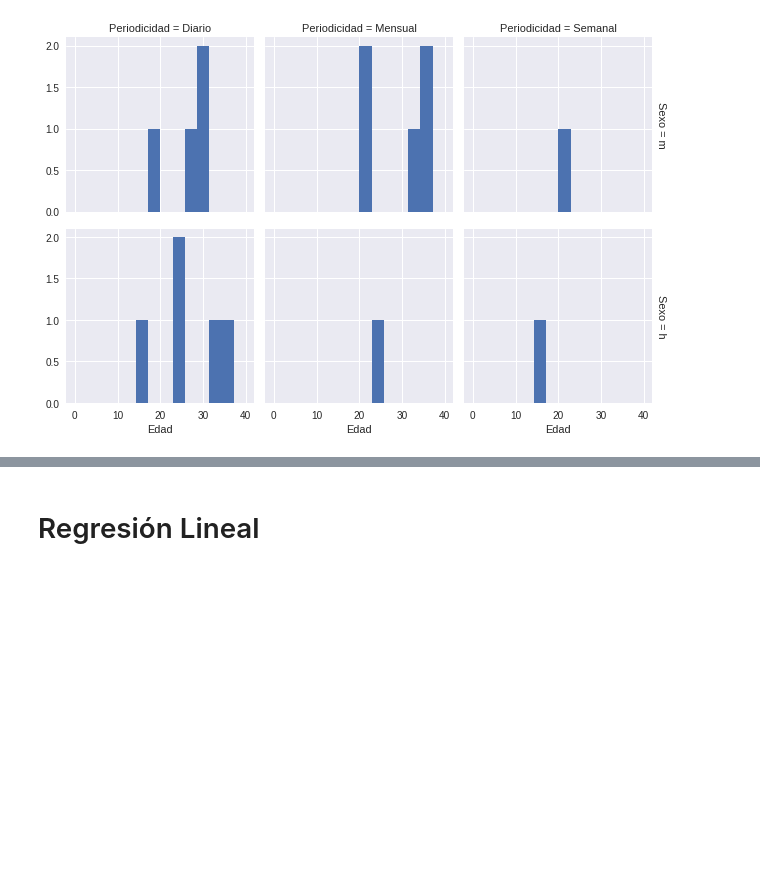
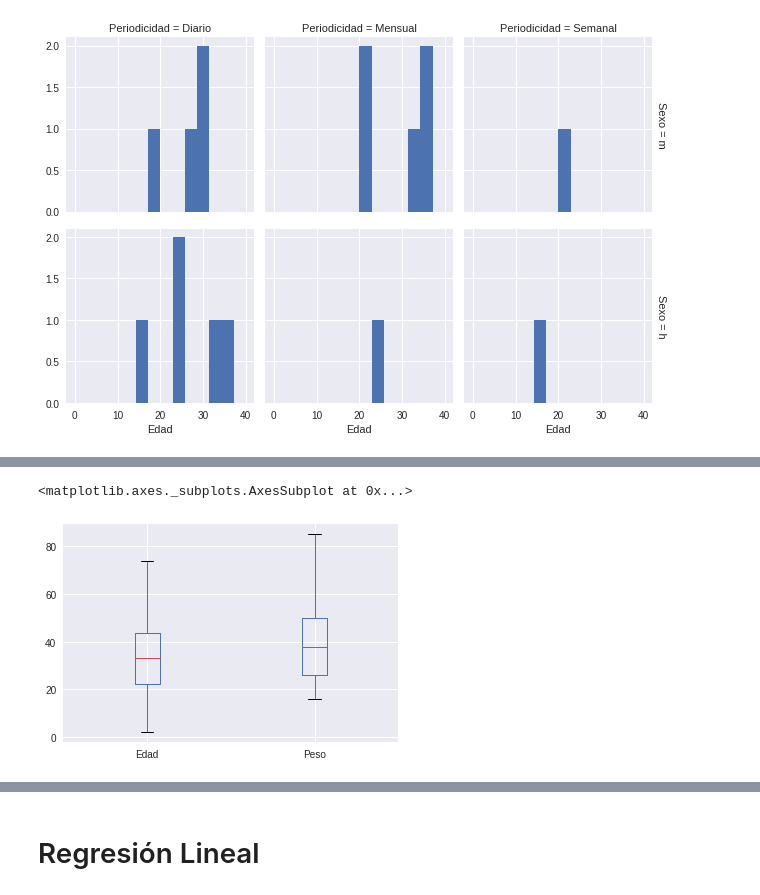
Before and after one commit to ayrtonddr/DS_taller, a Jupyter notebook: Linear_Regression.ipynb, the cells around one changed output, grey strips where cells are left out. Drawn from its saved outputs; the diff is of its cells as text; code cells hidden in the pictures; blank space fills up the shorter version.

```diff
--- a/Linear_Regression.ipynb
+++ b/Linear_Regression.ipynb
@@ -74,0 +138,16 @@ grid.map(plt.hist,'Edad',bins=np.linspace(0,40,15));
+# %%
+data_clean = data.copy()
+# %%
+sd = data_clean["Peso"].std()
+mean = data_clean["Peso"].mean()
+edad_st = data_clean["Edad"].std()
+edad_mean =data_clean["Edad"].mean()
+data_clean = data_clean[data_clean["Peso"] < (mean + (3 * sd))]
+data_clean = data_clean[data_clean["Peso"] > (mean - (3 * sd))]
+data_clean = data_clean[data_clean["Edad"] < (edad_mean + (3 * edad_st))]
+data_clean = data_clean[data_clean["Edad"] > (edad_mean - (3 * edad_st))]
+# %%
+data_clean.boxplot(column=["Edad","Peso"],  sym='k.')
+# %% [output]
+<matplotlib.axes._subplots.AxesSubplot at 0x...>
+[figure, added]
```
Also changed, not shown: parts of 27 cells of this notebook.
